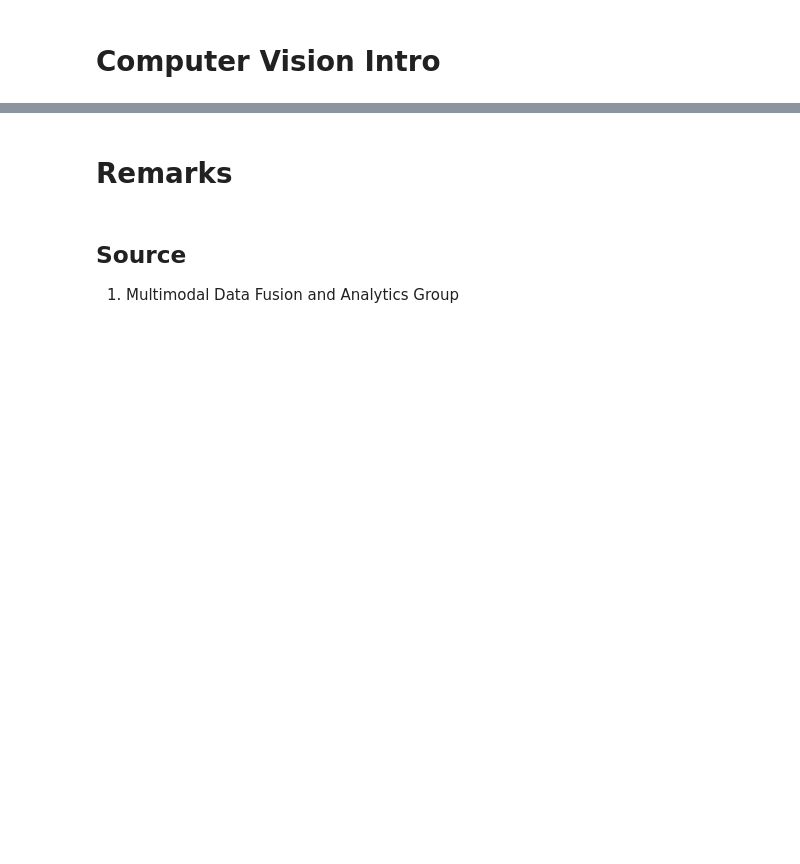
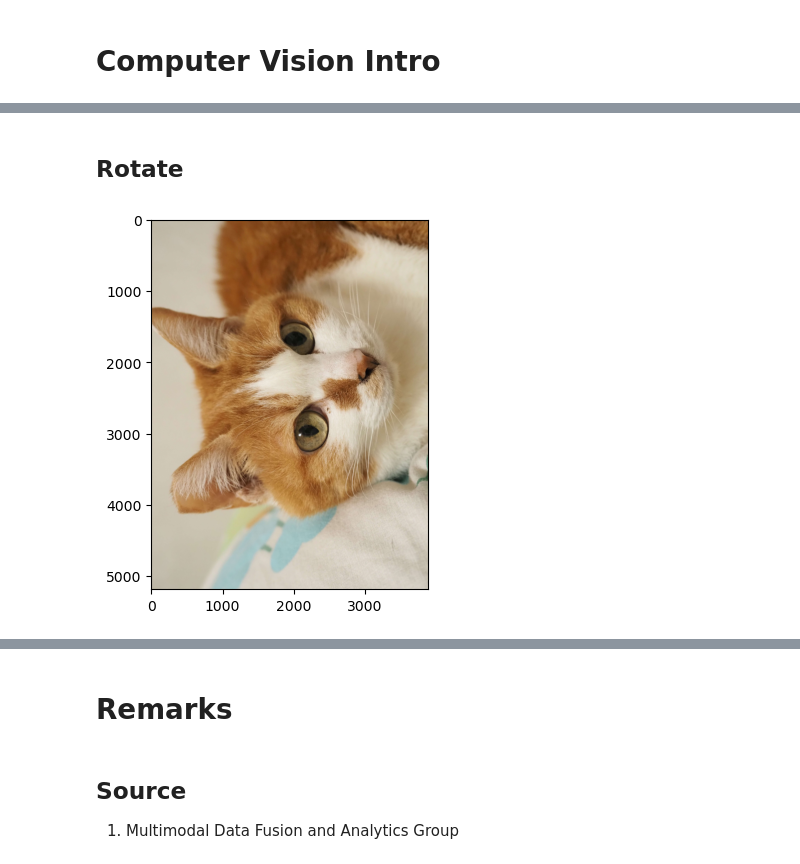
Before and after one commit to namwoam/sprout-material, a Jupyter notebook: py2024-taipei-computer_vision/slide.ipynb, the cells around one changed output, grey strips where cells are left out. Cells and saved outputs as stored; diff of their text form; code cells hidden in the pictures; blank space fills up the shorter version.

```diff
--- a/py2024-taipei-computer_vision/slide.ipynb
+++ b/py2024-taipei-computer_vision/slide.ipynb
@@ -47,0 +93,9 @@ ImageNet 是一個電腦視覺的圖片分類競賽，AlexNet 在2012年達到
+# %% [markdown]
+## Rotate
+# %%
+image = cv2.imread("./sample/cat.jpg")
+rotated_image = cv2.rotate(image, cv2.ROTATE_90_COUNTERCLOCKWISE)
+plt.imshow(cv2.cvtColor(rotated_image, cv2.COLOR_BGR2RGB))
+plt.show()
+# %% [output]
+[figure, added]
```
Also changed, not shown: parts of 36 cells of this notebook, 16 other files.
